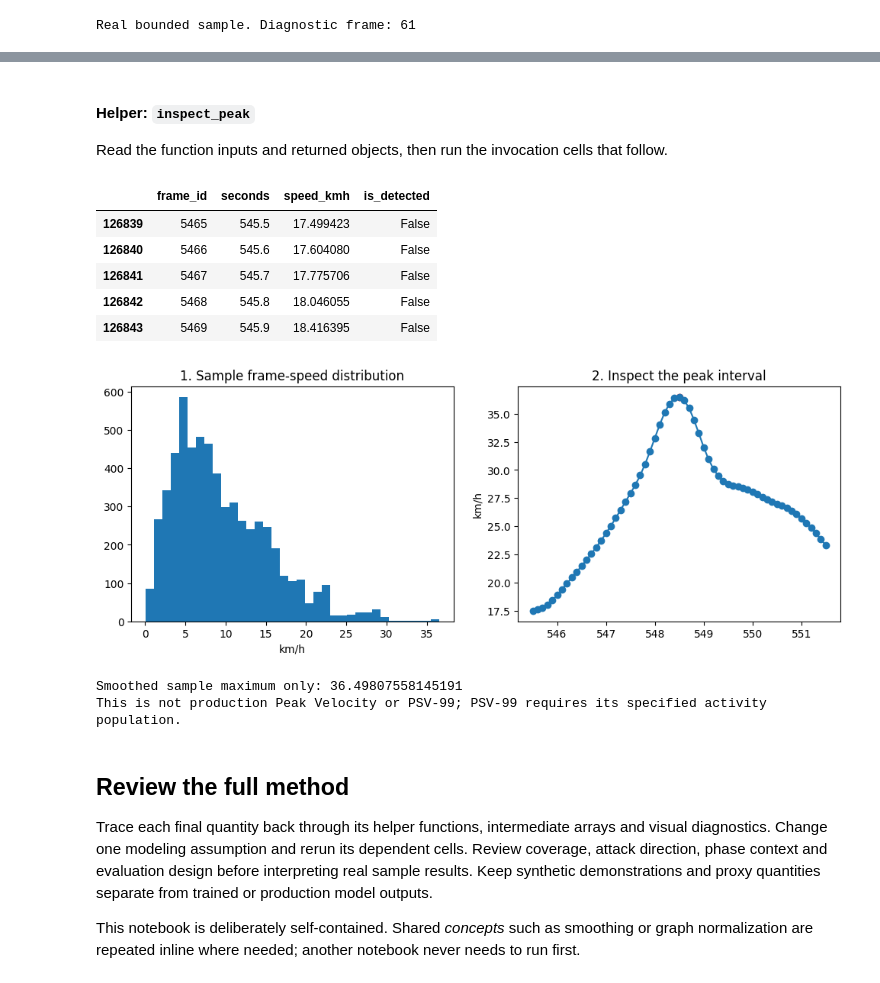
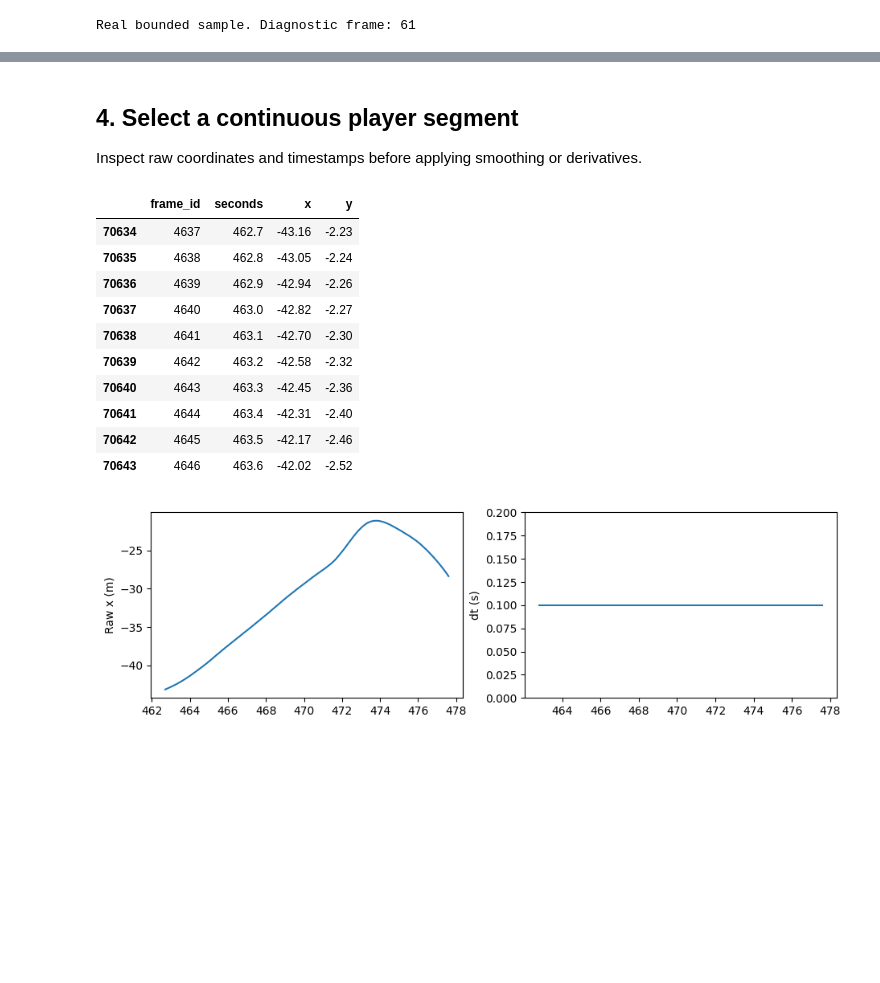
Before and after one commit to zcochran27/tracking-data-applied-workshop, a Jupyter notebook: notebooks/methods/06_physical_metrics.ipynb, the cells around one changed output, grey strips where cells are left out. Saved outputs shown, nothing was run; the diff lists cells and outputs as text; code cells hidden in the pictures; blank space fills up the shorter version.

Commit message:
Reorder method notebooks into chronological calculation walkthroughs

```diff
--- a/notebooks/methods/06_physical_metrics.ipynb
+++ b/notebooks/methods/06_physical_metrics.ipynb
@@ -364,13 +106,0 @@ def crossing_time(t,v,threshold):
-# %%
-crossings=[]
-for pid,g in motion.groupby('player_id'):
-    g=g.sort_values(['period_id','frame_id']);rising=g.accel.gt(0)&g.speed_kmh.notna()
-    segment=(rising.ne(rising.shift(fill_value=False))|g.frame_id.diff().ne(1)|g.period_id.ne(g.period_id.shift())).cumsum()
-    for _,s in g[rising].groupby(segment[rising]):
-        if len(s)<3:continue
-        t=s.seconds.to_numpy();v=s.speed_kmh.to_numpy();t9=crossing_time(t,v,9)
-        for threshold in [20]:
-            end=crossing_time(t,v,threshold)
-            if np.isfinite(t9+end) and end>t9:crossings.append(dict(player_id=pid,target_kmh=threshold,seconds=end-t9))
-display(pd.DataFrame(crossings,columns=['player_id','target_kmh','seconds']).head(12))
-assert np.isclose(crossing_time(np.array([0,1]),np.array([0,20]),9),.45)
@@ -408,13 +106,0 @@ Synthetic crossing interval: 0.8571428571428572
-# %%
-crossings=[]
-for pid,g in motion.groupby('player_id'):
-    g=g.sort_values(['period_id','frame_id']);rising=g.accel.gt(0)&g.speed_kmh.notna()
-    segment=(rising.ne(rising.shift(fill_value=False))|g.frame_id.diff().ne(1)|g.period_id.ne(g.period_id.shift())).cumsum()
-    for _,s in g[rising].groupby(segment[rising]):
-        if len(s)<3:continue
-        t=s.seconds.to_numpy();v=s.speed_kmh.to_numpy();t9=crossing_time(t,v,9)
-        for threshold in [25]:
-            end=crossing_time(t,v,threshold)
-            if np.isfinite(t9+end) and end>t9:crossings.append(dict(player_id=pid,target_kmh=threshold,seconds=end-t9))
-display(pd.DataFrame(crossings,columns=['player_id','target_kmh','seconds']).head(12))
-assert np.isclose(crossing_time(np.array([0,1]),np.array([0,20]),9),.45)
@@ -452,3 +106,0 @@ Synthetic crossing interval: 1.25
-# %% [markdown]
-#### Helper: `inspect_peak`
-Read the function inputs and returned objects, then run the invocation cells that follow.
@@ -459,28 +107,22 @@ def inspect_peak(g):
-# %%
-player=motion.groupby('player_id').speed_kmh.max().idxmax()
-peak,window=inspect_peak(motion[motion.player_id.eq(player)])
-display(window[['frame_id','seconds','speed_kmh','is_detected']].head())
-fig,axs=plt.subplots(1,2,figsize=(12,4))
-axs[0].hist(motion[motion.player_id.eq(player)].speed_kmh.dropna(),bins=35)
-axs[0].set(title='1. Sample frame-speed distribution',xlabel='km/h')
-axs[1].plot(window.seconds,window.speed_kmh,'o-')
-axs[1].scatter(peak.seconds,peak.speed_kmh,c='red')
-axs[1].set(title='2. Inspect the peak interval',ylabel='km/h')
-plt.show()
-print('Smoothed sample maximum only:',peak.speed_kmh)
-print('This is not production Peak Velocity or PSV-99; PSV-99 requires its specified activity population.')
-# %% [output]
-|  | frame_id | seconds | speed_kmh | is_detected |
-| 126839 | 5465 | 545.5 | 17.499423 | False |
-| 126840 | 5466 | 545.6 | 17.604080 | False |
-| 126841 | 5467 | 545.7 | 17.775706 | False |
-| 126842 | 5468 | 545.8 | 18.046055 | False |
-| 126843 | 5469 | 545.9 | 18.416395 | False |
-[figure, removed]
-Smoothed sample maximum only: 36.49807558145191
-This is not production Peak Velocity or PSV-99; PSV-99 requires its specified activity population.
-# %% [markdown]
-## Review the full method
-Trace each final quantity back through its helper functions, intermediate arrays and visual diagnostics. Change one modeling assumption and rerun its dependent cells. Review coverage, attack direction, phase context and evaluation design before interpreting real sample results. Keep synthetic demonstrations and proxy quantities separate from trained or production model outputs.
-
-This notebook is deliberately self-contained. Shared *concepts* such as smoothing or graph normalization are repeated inline where needed; another notebook never needs to run first.
+# %% [markdown]
+## 4. Select a continuous player segment
+
+Inspect raw coordinates and timestamps before applying smoothing or derivatives.
+# %%
+g=tracking[tracking.player_id.eq(snapshot.player_id.iloc[0])].dropna(subset=['x','y']).sort_values(['period_id','frame_id'])
+breaks=(g.frame_id.diff().ne(1)|g.period_id.ne(g.period_id.shift())).cumsum();segment=max((s for _,s in g.groupby(breaks)),key=len).head(150)
+t=segment.seconds.to_numpy();xy=segment[['x','y']].to_numpy();display(segment[['frame_id','seconds','x','y']].head(10))
+fig,axs=plt.subplots(1,2,figsize=(11,3));axs[0].plot(t,xy[:,0]);axs[0].set_ylabel('Raw x (m)');axs[1].plot(t,np.diff(t,prepend=np.nan));axs[1].set_ylabel('dt (s)');axs[1].set_ylim(0,.2);axs[1].ticklabel_format(axis='y',style='plain',useOffset=False);plt.show()
+# %% [output]
+|  | frame_id | seconds | x | y |
+| 70634 | 4637 | 462.7 | -43.16 | -2.23 |
+| 70635 | 4638 | 462.8 | -43.05 | -2.24 |
+| 70636 | 4639 | 462.9 | -42.94 | -2.26 |
+| 70637 | 4640 | 463.0 | -42.82 | -2.27 |
+| 70638 | 4641 | 463.1 | -42.70 | -2.30 |
+| 70639 | 4642 | 463.2 | -42.58 | -2.32 |
+| 70640 | 4643 | 463.3 | -42.45 | -2.36 |
+| 70641 | 4644 | 463.4 | -42.31 | -2.40 |
+| 70642 | 4645 | 463.5 | -42.17 | -2.46 |
+| 70643 | 4646 | 463.6 | -42.02 | -2.52 |
+[figure, added]
```
Also changed, not shown: parts of 48 cells of this notebook, 35 other files.
